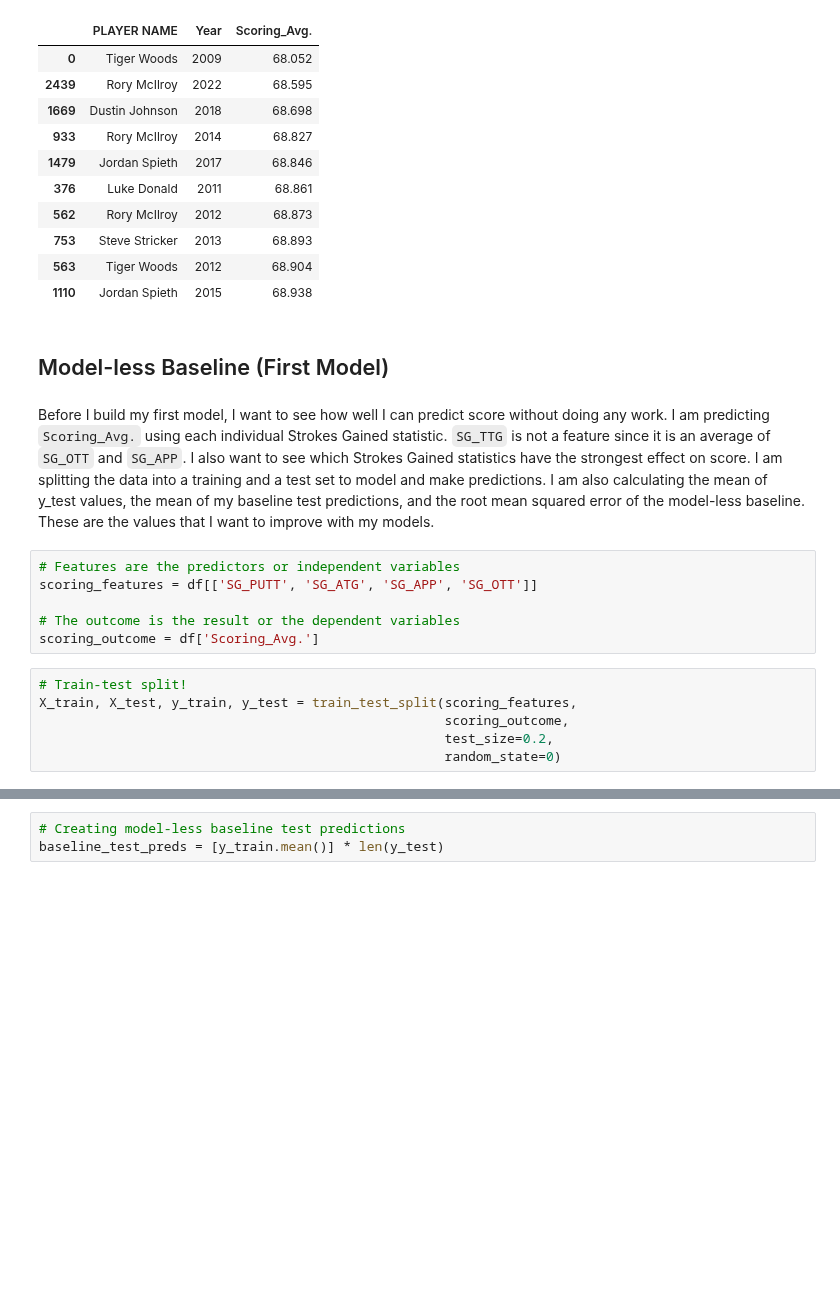
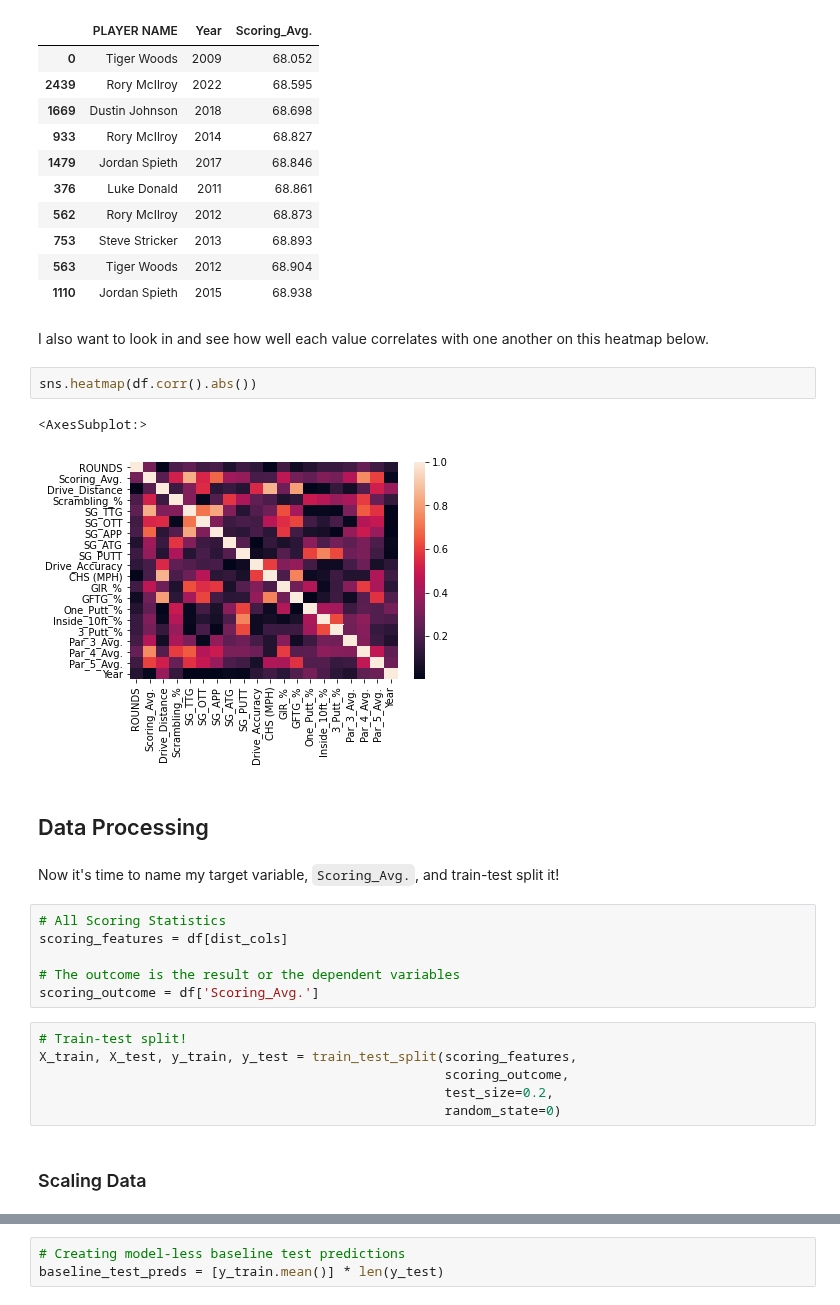
Before and after one commit to johndaniels2/PGA-TOUR-Project, a Jupyter notebook: Project Notebook.ipynb, the cells around one changed output, grey strips where cells are left out. Drawn from its saved outputs; the diff is of its cells as text; blank space fills up the shorter version.

```diff
--- a/Project Notebook.ipynb
+++ b/Project Notebook.ipynb
@@ -164,13 +193,20 @@ df.sort_values(by='Scoring_Avg.', ascending=True)[['PLAYER NAME', 'Year', 'Scori
 | 753 | Steve Stricker | 2013 | 68.893 |
 | 563 | Tiger Woods | 2012 | 68.904 |
 | 1110 | Jordan Spieth | 2015 | 68.938 |
-# %% [markdown]
-## Model-less Baseline (First Model)
-# %% [markdown]
-Before I build my first model, I want to see how well I can predict score without doing any work. I am predicting `Scoring_Avg.` using each individual Strokes Gained statistic. `SG_TTG` is not a feature since it is an average of `SG_OTT` and `SG_APP`. I also want to see which Strokes Gained statistics have the strongest effect on score. I am splitting the data into a training and a test set to model and make predictions. I am also calculating the mean of y_test values, the mean of my baseline test predictions, and the root mean squared error of the model-less baseline. These are the values that I want to improve with my models.
+# %% [markdown]
+I also want to look in and see how well each value correlates with one another on this heatmap below.
+# %%
+sns.heatmap(df.corr().abs())
+# %% [output]
+<AxesSubplot:>
+[figure, added]
+# %% [markdown]
+## Data Processing
+# %% [markdown]
+Now it's time to name my target variable, `Scoring_Avg.`, and train-test split it!
 # %%
-# Features are the predictors or independent variables
-scoring_features = df[['SG_PUTT', 'SG_ATG', 'SG_APP', 'SG_OTT']]
+# All Scoring Statistics
+scoring_features = df[dist_cols]
 
 # The outcome is the result or the dependent variables
 scoring_outcome = df['Scoring_Avg.']
@@ -180,3 +216,5 @@ X_train, X_test, y_train, y_test = train_test_split(scoring_features,
                                                     scoring_outcome,
                                                     test_size=0.2,
                                                     random_state=0)
+# %% [markdown]
+### Scaling Data
```
Also changed, not shown: parts of 59 cells of this notebook, 10 other files.
